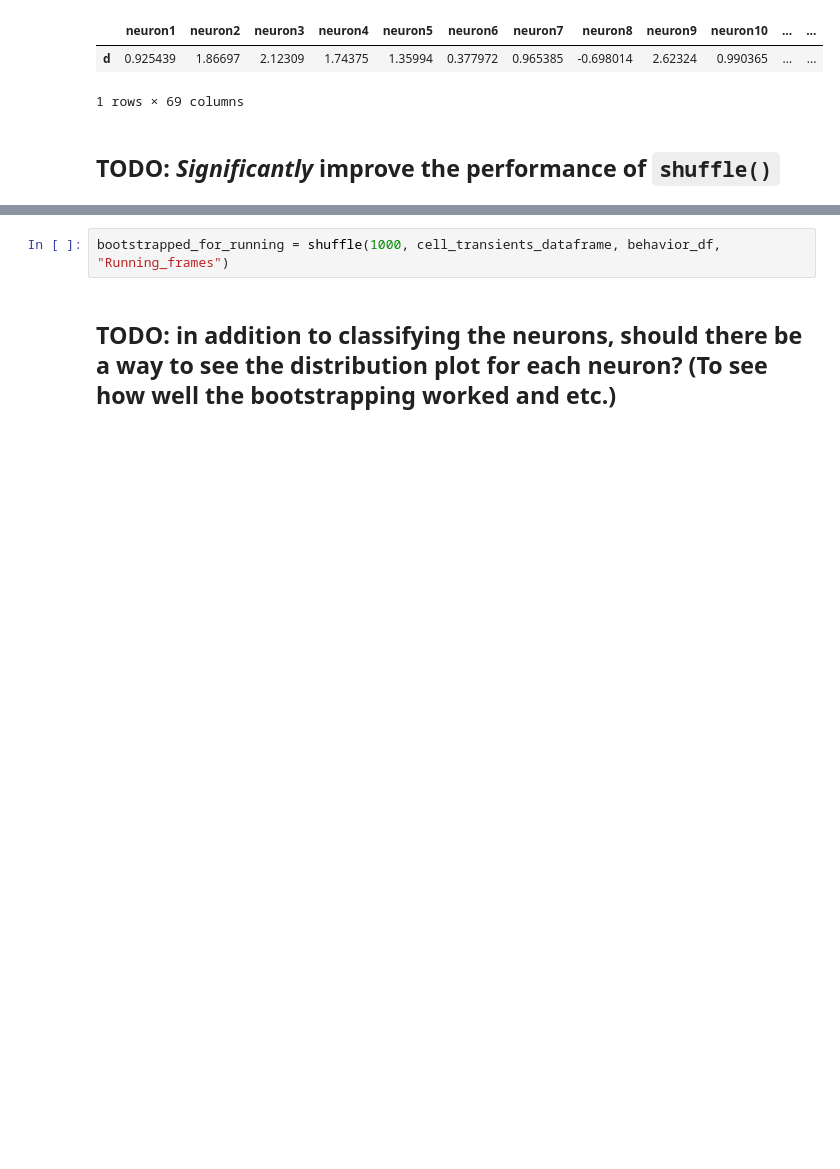
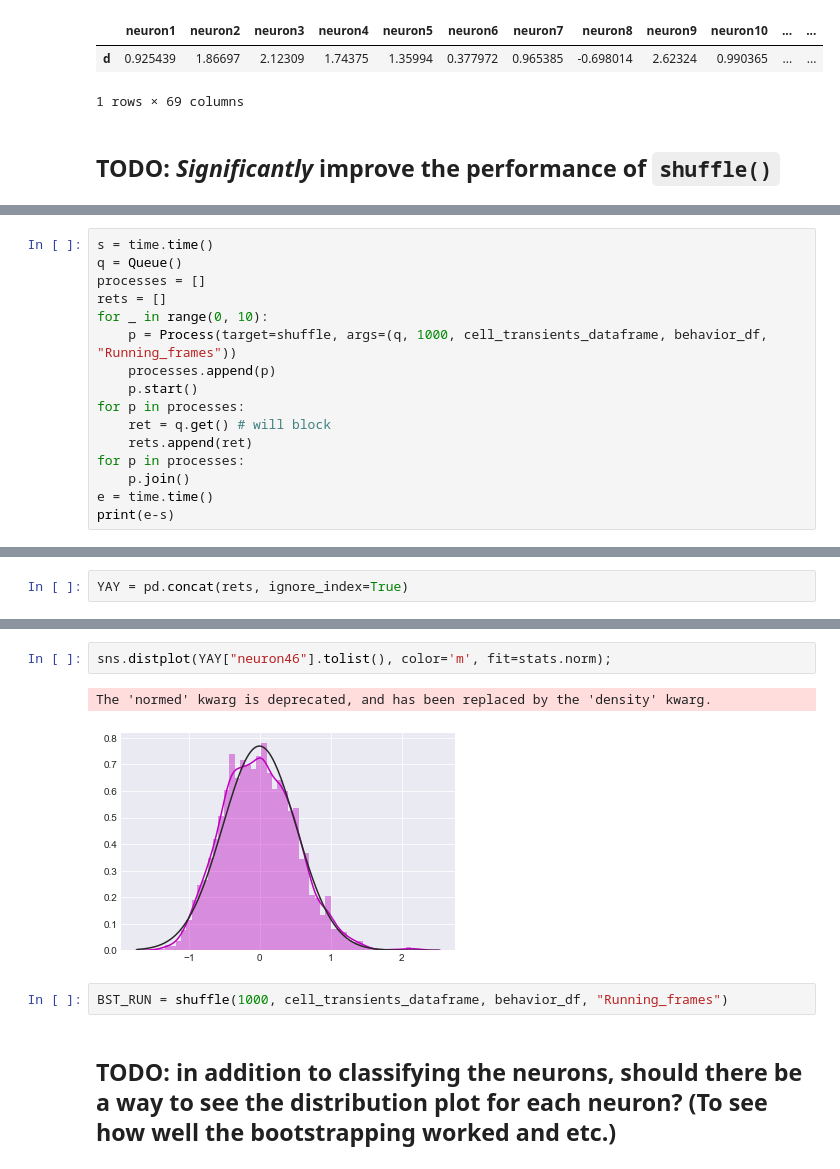
Before and after one commit to smu160/PvsNP, a Jupyter notebook: EPM_Analysis.ipynb, the cells around one changed output, grey strips where cells are left out. Drawn from its saved outputs; the diff is of its cells as text; blank space fills up the shorter version.

Commit message:
Implemented parallelization for shuffle(). Before parallel proc runtime: 4 min. After parallel proc runtime: 50 sec

```diff
--- a/EPM_Analysis.ipynb
+++ b/EPM_Analysis.ipynb
@@ -195 +200,17 @@ def shuffle(n, neuron_activity_df, mouse_behavior_df, behavior):
     return shuffled_df
+# %%
+s = time.time()
+q = Queue()
+processes = []
+rets = []
+for _ in range(0, 10):
+    p = Process(target=shuffle, args=(q, 1000, cell_transients_dataframe, behavior_df, "Running_frames"))
+    processes.append(p)
+    p.start()
+for p in processes:
+    ret = q.get() # will block
+    rets.append(ret)
+for p in processes:
+    p.join()
+e = time.time()
+print(e-s)
@@ -195,0 +219,2 @@ def shuffle(n, neuron_activity_df, mouse_behavior_df, behavior):
+# %%
+YAY = pd.concat(rets, ignore_index=True)
@@ -196,5 +242,10 @@ def shuffle(n, neuron_activity_df, mouse_behavior_df, behavior):
+# %%
+sns.distplot(YAY["neuron46"].tolist(), color='m', fit=stats.norm);
+# %% [output]
+The 'normed' kwarg is deprecated, and has been replaced by the 'density' kwarg.
+[figure, added]
 # %%
-bootstrapped_for_running = shuffle(1000, cell_transients_dataframe, behavior_df, "Running_frames")
+BST_RUN = shuffle(1000, cell_transients_dataframe, behavior_df, "Running_frames")
 # %% [markdown]
 ## TODO: in addition to classifying the neurons, should there be a way to see the distribution plot for each neuron? (To see how well the bootstrapping worked and etc.)
 # %%
```
Also changed, not shown: parts of 10 cells of this notebook.
